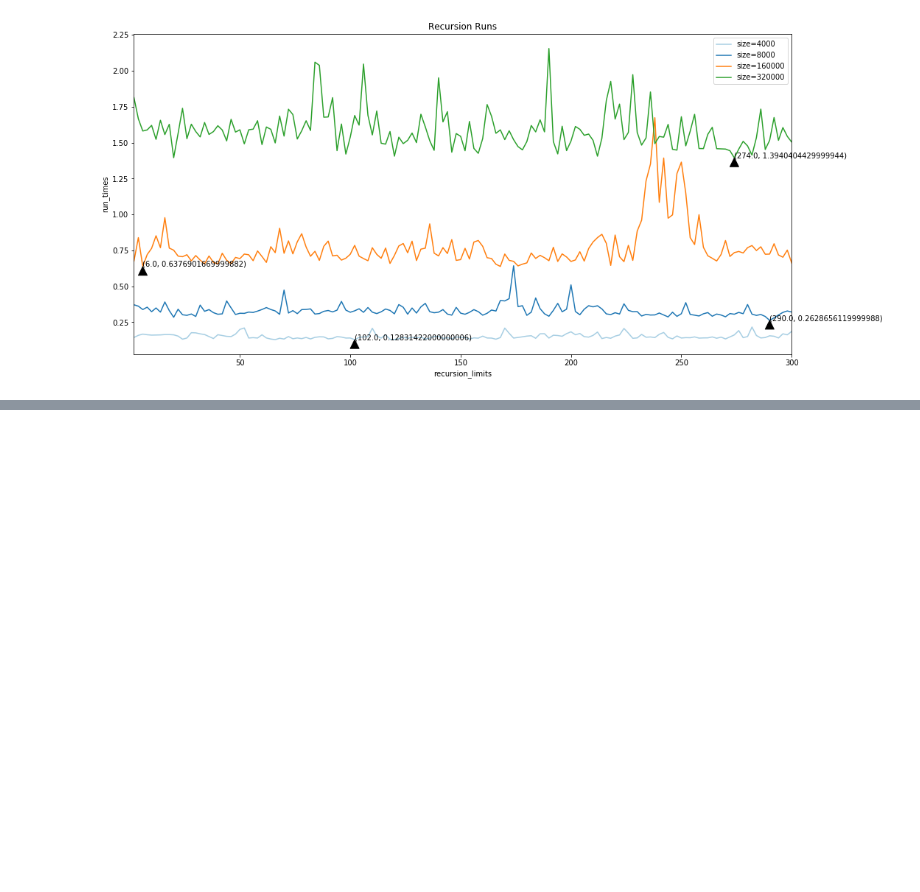
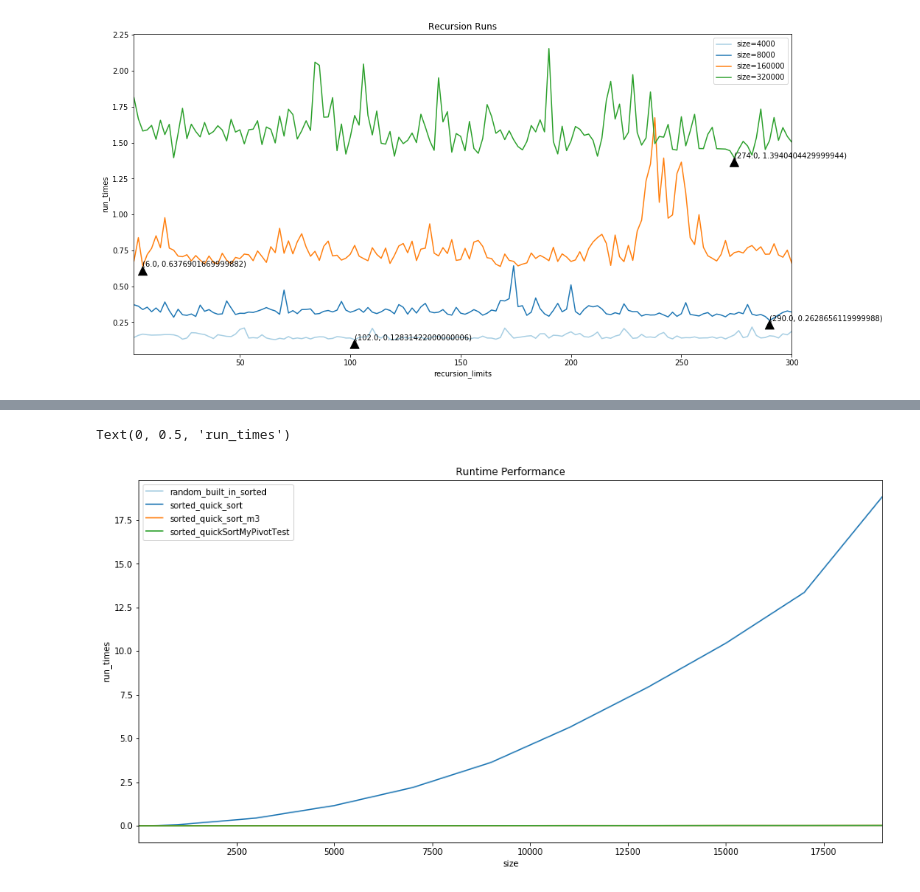
Before and after one commit to schairez/CS3C_Assignment9_data, a Jupyter notebook: runtimes.ipynb, the cells around one changed output, grey strips where cells are left out. Saved outputs shown, nothing was run; the diff lists cells and outputs as text; code cells hidden in the pictures; blank space fills up the shorter version.

```diff
--- a/runtimes.ipynb
+++ b/runtimes.ipynb
@@ -67,0 +150,19 @@ Text(0, 0.5, 'run_times')
+# %%
+ax1 = df1_sorted.plot(title='Runtime Performance', x='size', y='run_time', label='random_built_in_sorted',colormap='Paired')
+
+# ax1.annotate(str(min_val_loc_df1_sorted),min_val_loc_df1_sorted,arrowprops=dict(facecolor='black', shrink=0.01))
+
+df2_sorted.plot(ax=ax1,x='size', y='run_time',label='sorted_quick_sort')
+# ax1.annotate(str(min_val_loc_df2_sorted),min_val_loc_df2_sorted,arrowprops=dict(facecolor='black', shrink=0.01))
+
+df3_sorted.plot(ax=ax1,x='size', y='run_time',label='sorted_quick_sort_m3')
+# ax1.annotate(str(min_val_loc_df3_random),min_val_loc_df3_sorted,arrowprops=dict(facecolor='black', shrink=0.01))
+
+
+df4_sorted.plot(ax=ax1,x='size', y='run_time',label='sorted_quickSortMyPivotTest')
+# ax1.annotate(str(min_val_loc_df4_sorted),min_val_loc_df4_sorted,arrowprops=dict(facecolor='black', shrink=0.01))
+plt.xlabel('size')
+plt.ylabel('run_times')
+# %% [output]
+Text(0, 0.5, 'run_times')
+[figure, added]
```
Also changed, not shown: parts of 3 cells of this notebook.
